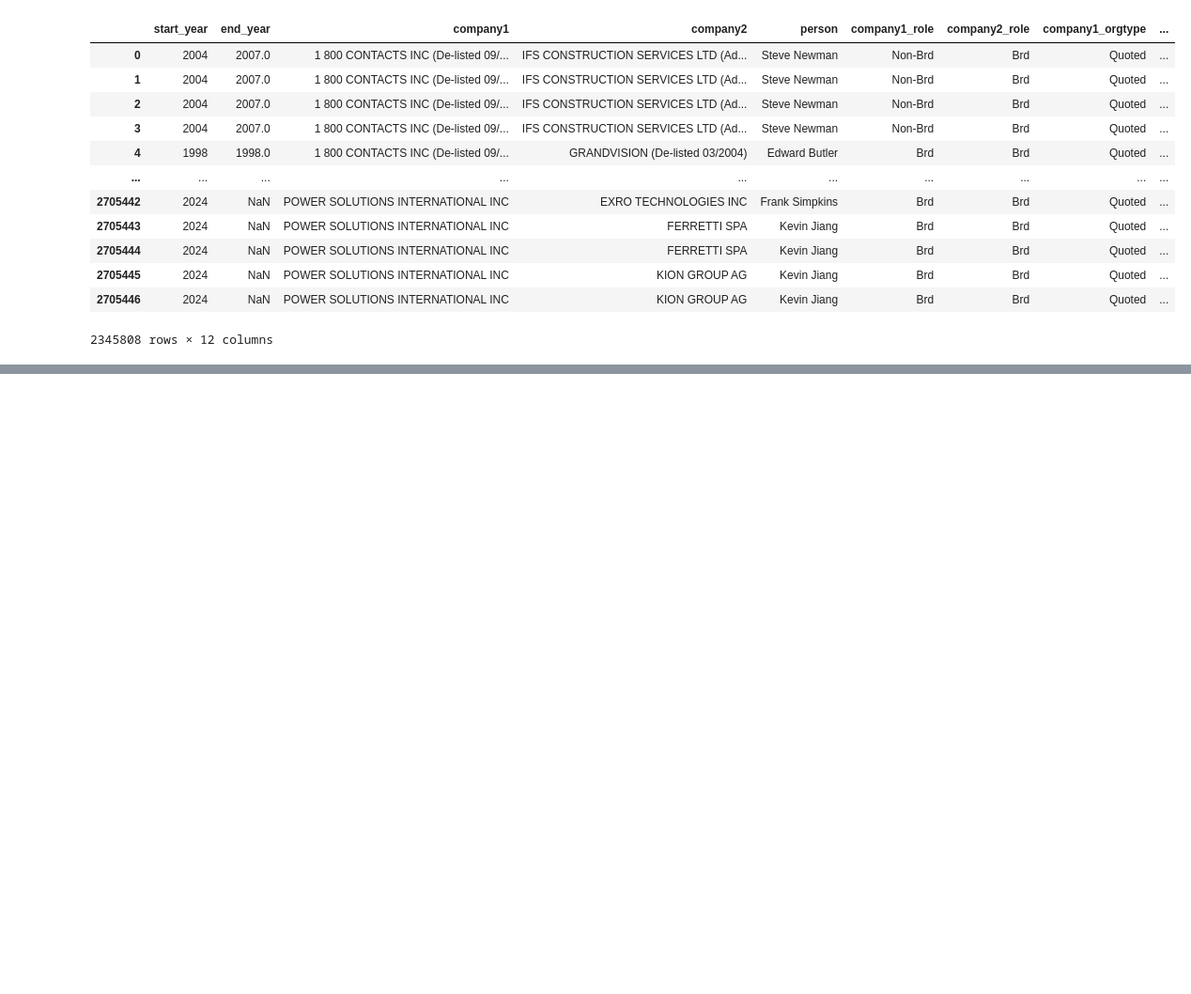
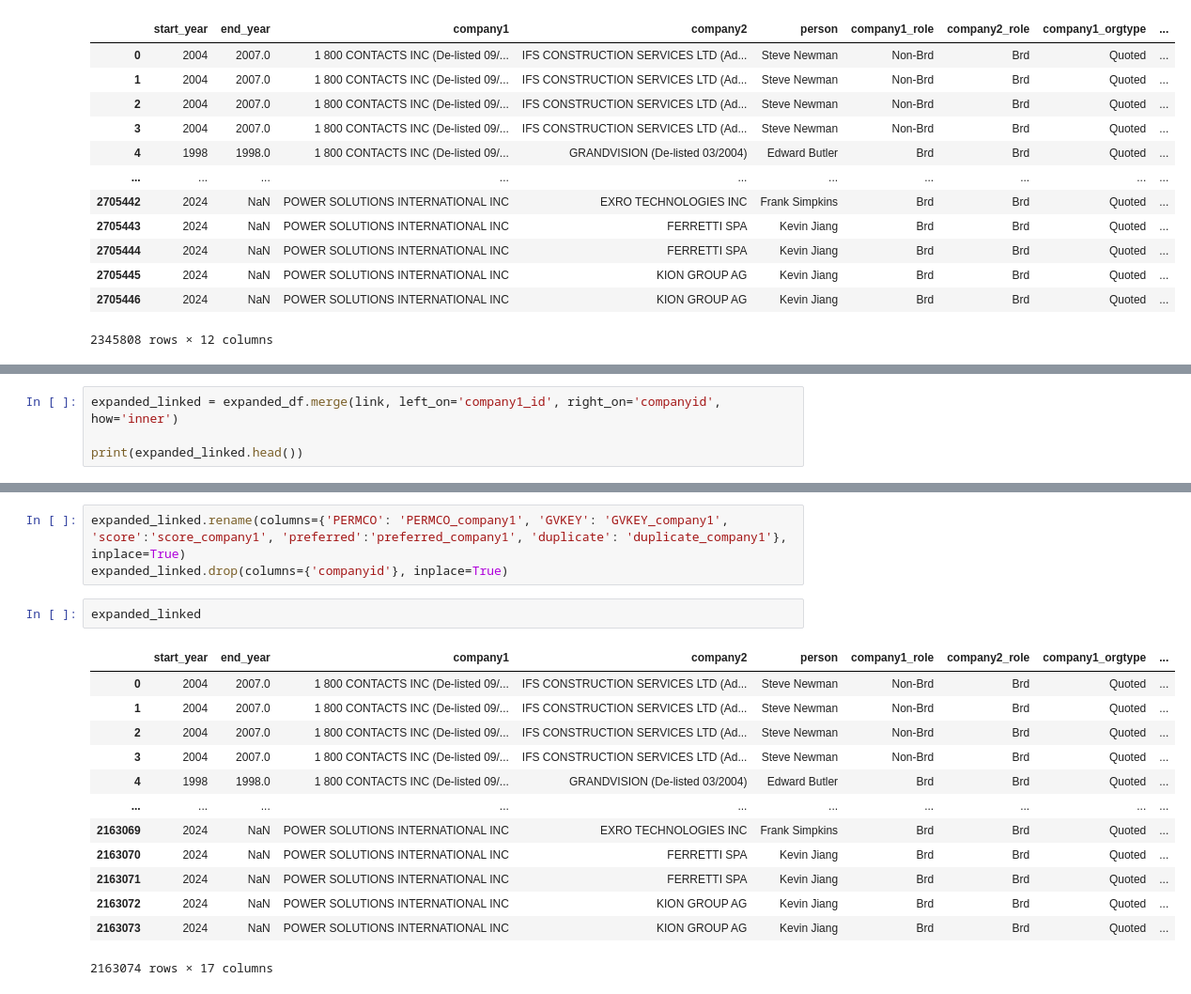
Before and after one commit to shafee-SQ/BoardRoom-Connectivity-Project, a Jupyter notebook: boardex_step1.ipynb, the cells around one changed output, grey strips where cells are left out. Shown at 94% size. Saved outputs shown, nothing was run; the diff lists cells and outputs as text; blank space fills up the shorter version.

```diff
--- a/boardex_step1.ipynb
+++ b/boardex_step1.ipynb
@@ -171,0 +167,4 @@ expanded_df
+# %%
+expanded_linked = expanded_df.merge(link, left_on='company1_id', right_on='companyid', how='inner')
+
+print(expanded_linked.head())
@@ -171,0 +203,19 @@ expanded_df
+# %%
+expanded_linked.rename(columns={'PERMCO': 'PERMCO_company1', 'GVKEY': 'GVKEY_company1', 'score':'score_company1', 'preferred':'preferred_company1', 'duplicate': 'duplicate_company1'}, inplace=True)
+expanded_linked.drop(columns={'companyid'}, inplace=True)
+# %%
+expanded_linked
+# %% [output]
+|  | start_year | end_year | company1 | company2 | person | company1_role | company2_role | company1_orgtype | ... |
+| 0 | 2004 | 2007.0 | 1 800 CONTACTS INC (De-listed 09/... | IFS CONSTRUCTION SERVICES LTD (Ad... | Steve Newman | Non-Brd | Brd | Quoted | ... |
+| 1 | 2004 | 2007.0 | 1 800 CONTACTS INC (De-listed 09/... | IFS CONSTRUCTION SERVICES LTD (Ad... | Steve Newman | Non-Brd | Brd | Quoted | ... |
+| 2 | 2004 | 2007.0 | 1 800 CONTACTS INC (De-listed 09/... | IFS CONSTRUCTION SERVICES LTD (Ad... | Steve Newman | Non-Brd | Brd | Quoted | ... |
+| 3 | 2004 | 2007.0 | 1 800 CONTACTS INC (De-listed 09/... | IFS CONSTRUCTION SERVICES LTD (Ad... | Steve Newman | Non-Brd | Brd | Quoted | ... |
+| 4 | 1998 | 1998.0 | 1 800 CONTACTS INC (De-listed 09/... | GRANDVISION (De-listed 03/2004) | Edward Butler | Brd | Brd | Quoted | ... |
+| ... | ... | ... | ... | ... | ... | ... | ... | ... | ... |
+| 2163069 | 2024 | NaN | POWER SOLUTIONS INTERNATIONAL INC | EXRO TECHNOLOGIES INC | Frank Simpkins | Brd | Brd | Quoted | ... |
+| 2163070 | 2024 | NaN | POWER SOLUTIONS INTERNATIONAL INC | FERRETTI SPA | Kevin Jiang | Brd | Brd | Quoted | ... |
+| 2163071 | 2024 | NaN | POWER SOLUTIONS INTERNATIONAL INC | FERRETTI SPA | Kevin Jiang | Brd | Brd | Quoted | ... |
+| 2163072 | 2024 | NaN | POWER SOLUTIONS INTERNATIONAL INC | KION GROUP AG | Kevin Jiang | Brd | Brd | Quoted | ... |
+| 2163073 | 2024 | NaN | POWER SOLUTIONS INTERNATIONAL INC | KION GROUP AG | Kevin Jiang | Brd | Brd | Quoted | ... |
+2163074 rows × 17 columns
```
Also changed, not shown: parts of 33 cells of this notebook, 1 other file.
